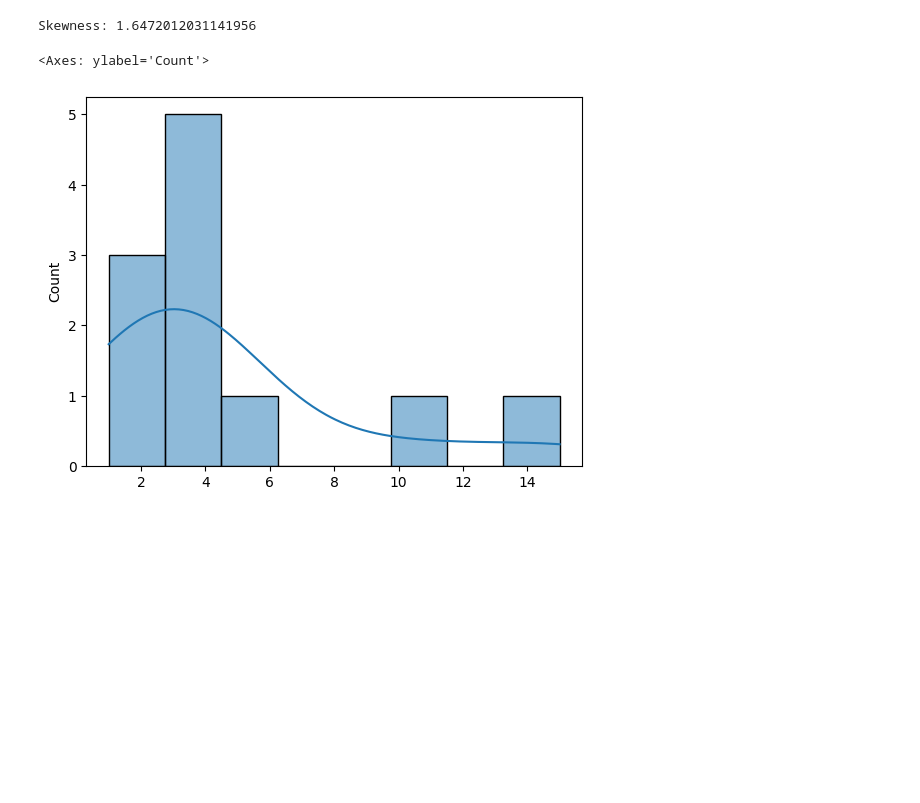
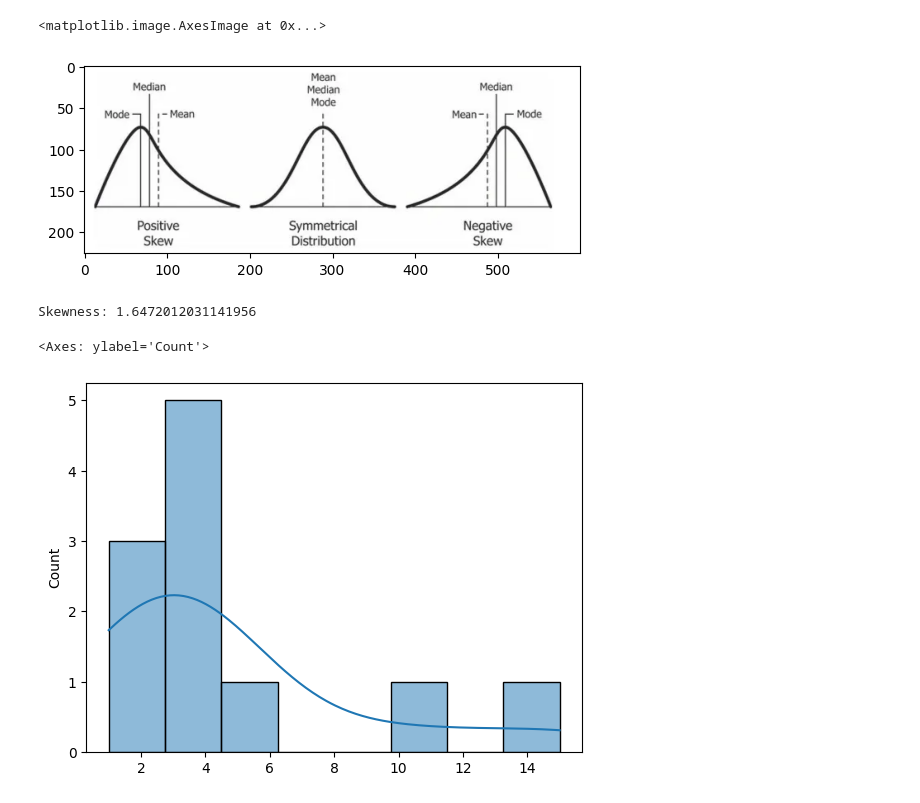
Before and after one commit to LAFFI01/MATH, a Jupyter notebook: MY_MATH/Statistics/03_Probability_distributions/03_04_Skewness.ipynb, the cells around one changed output. Saved outputs shown, nothing was run; the diff lists cells and outputs as text; code cells hidden in the pictures; blank space fills up the shorter version.

Commit message:
Updade skewness

```diff
--- a/MY_MATH/Statistics/03_Probability_distributions/03_04_Skewness.ipynb
+++ b/MY_MATH/Statistics/03_Probability_distributions/03_04_Skewness.ipynb
@@ -72,3 +82,9 @@ $$\text{Skewness} = \frac{\sum_{i=1}^{n} (x_i - \bar{x})^3}{(n-1)s^3}$$
+# %%
+img = cv2.imread('/home/spidy/SPIDY___/Math/MATH/MY_MATH/Statistics/img/skewness.webp')
+plt.imshow(img)
+# %% [output]
+<matplotlib.image.AxesImage at 0x...>
+[figure, added]
 # %%
 
 ### 🐍 Python: How to Calculate Skewness
```
Also changed, not shown: parts of 3 cells of this notebook.
